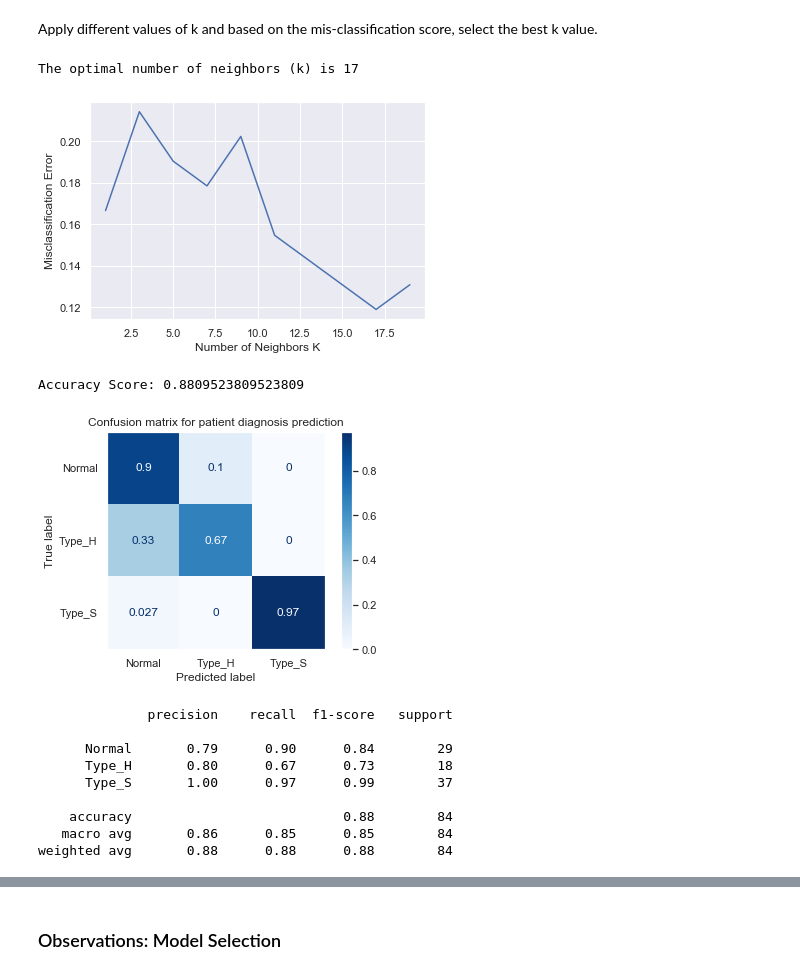
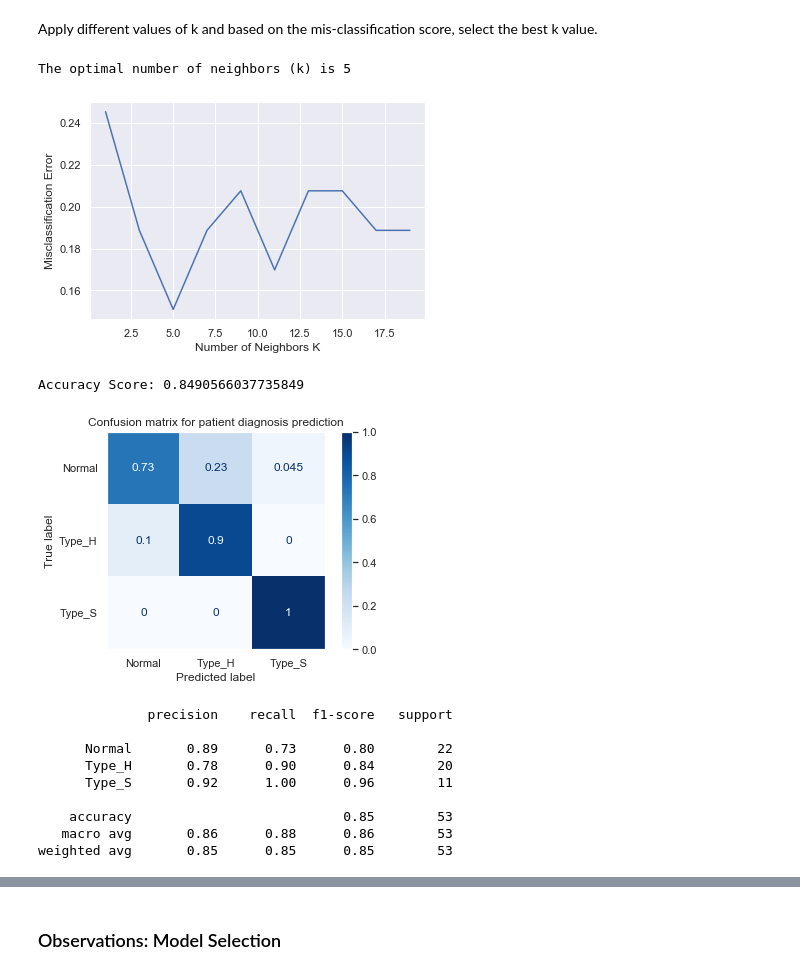
Before and after one commit to vishnudas-raveendran/PGP-AIML, a Jupyter notebook: Supervised Learning/Project Supervised Learning/KNN based Patient Condition Prediction.ipynb, the cells around one changed output, grey strips where cells are left out. Cells and saved outputs as stored; diff of their text form; code cells hidden in the pictures.

```diff
--- a/Supervised Learning/Project Supervised Learning/KNN based Patient Condition Prediction.ipynb
+++ b/Supervised Learning/Project Supervised Learning/KNN based Patient Condition Prediction.ipynb
@@ -190,3 +194,29 @@ Type_S    0.437276
 Normal    0.354839
 Type_H    0.207885
 Name: Class, dtype: float64
+# %%
+from sklearn.utils import resample
+
+# Separate majority and minority classes
+df_type_S = dataset[dataset.Class == 'Type_S']
+df_normal = dataset[dataset.Class == 'Normal']
+df_type_H = dataset[dataset.Class == 'Type_H']
+
+print(f"Before down-sampling: \n{dataset.Class.value_counts()}\n")
+
+df_dsampled_type_S = resample(df_type_S,
+                                 replace=False,     # down-sample with replacement
+                                 n_samples=58,    # to match majority class
+                                 random_state=123) # reproducible results
+
+df_dsampled_normal = resample(df_normal,
+                                 replace=False,     # down-sample with replacement
+                                 n_samples=58,    # to match majority class
+                                 random_state=123) # reproducible results
+
+# Combine majority class with upsampled minority class
+df_dsampled = pd.concat([df_dsampled_type_S, df_dsampled_normal,df_type_H])
+
+# Display new class counts
+print(f"After down-sampling: \n{df_dsampled.Class.value_counts()}")
+df_dsampled.head()
@@ -235,8 +292,8 @@ memory usage: 27.4+ KB
 All the dataset are of acceptable type and no further changes would be required.
 # %%
 # segregate target and predictors
-X = dataset.drop(['Class'], axis=1)
-y = dataset['Class']
+X = df_dsampled.drop(['Class'], axis=1)
+y = df_dsampled['Class']
 # %%
 # split into train and test
 X_train, X_test, y_train, y_test = train_test_split(X, y, test_size=0.3, random_state=7)
@@ -294,37 +340,37 @@ plt.xlabel('Number of Neighbors K')
 plt.ylabel('Misclassification Error')
 plt.show()
 # %% [output]
-The optimal number of neighbors (k) is 17
+The optimal number of neighbors (k) is 5
-[figure, old version]
+[figure, new version]
 # %%
 # instantiate learning model with optimal k (k = 17)
-knn = KNeighborsClassifier(n_neighbors=17)
+knn = KNeighborsClassifier(n_neighbors=5)
 
 # fitting the model
 knn.fit(X_train, y_train)
 
 # predict the response
 y_pred = knn.predict(X_test)
 
 # evaluate accuracy
 print(f"{color.BOLD+color.PURPLE}Accuracy Score: {accuracy_score(y_test, y_pred)}")
 
 disp = plot_confusion_matrix(knn, X_test, y_test, cmap=plt.cm.Blues,
                                  normalize='true');
 disp.ax_.set_title("Confusion matrix for patient diagnosis prediction")
 plt.grid(False)
 # %% [output]
-Accuracy Score: 0.8809523809523809
+Accuracy Score: 0.8490566037735849
-[figure, old version]
+[figure, new version]
 # %%
 print(classification_report(y_test, y_pred))
 # %% [output]
               precision    recall  f1-score   support
 
-      Normal       0.79      0.90      0.84        29
-      Type_H       0.80      0.67      0.73        18
-      Type_S       1.00      0.97      0.99        37
+      Normal       0.89      0.73      0.80        22
+      Type_H       0.78      0.90      0.84        20
+      Type_S       0.92      1.00      0.96        11
 
-    accuracy                           0.88        84
-   macro avg       0.86      0.85      0.85        84
-weighted avg       0.88      0.88      0.88        84
+    accuracy                           0.85        53
+   macro avg       0.86      0.88      0.86        53
+weighted avg       0.85      0.85      0.85        53
```
Also changed, not shown: parts of 15 cells of this notebook, 3 other files.
